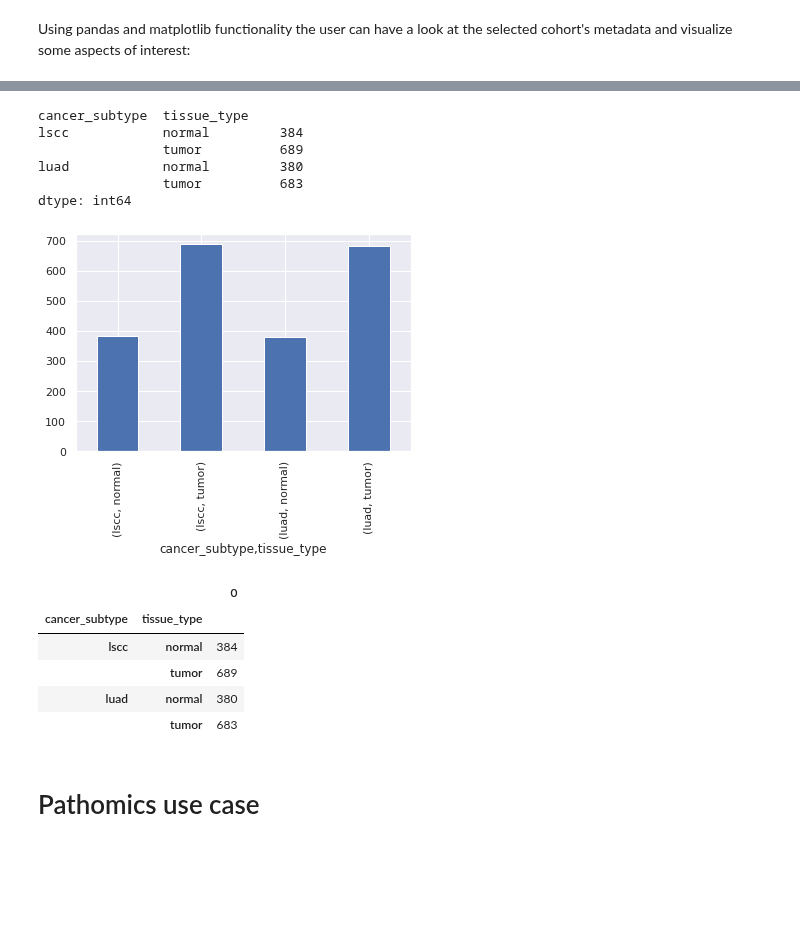
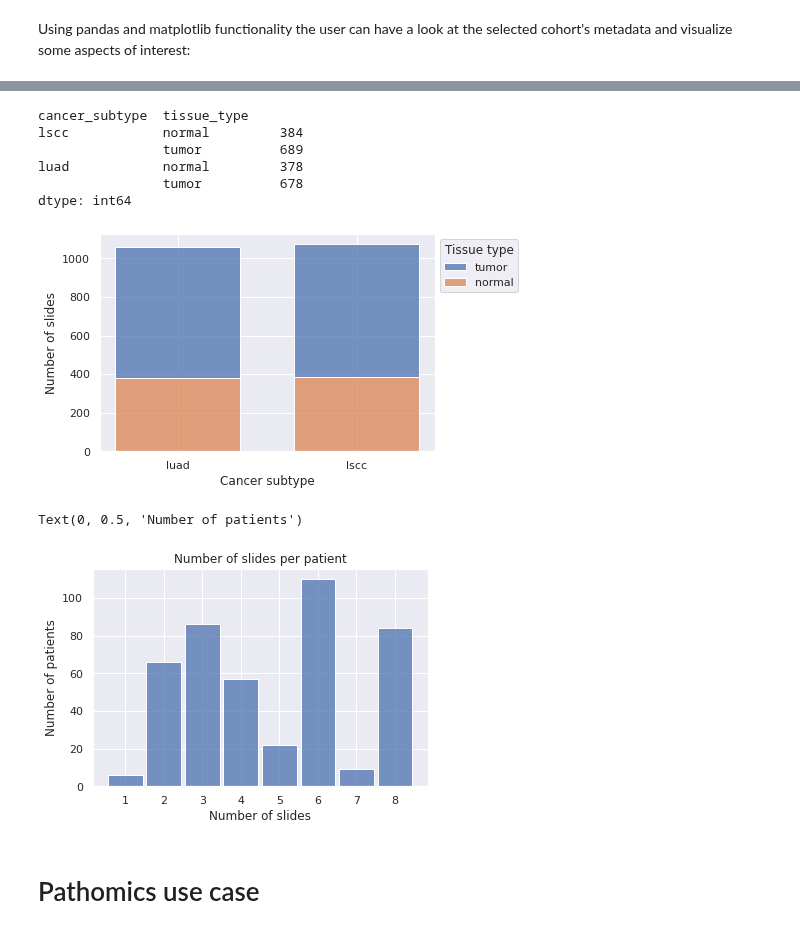
Before and after one commit to ImagingDataCommons/idc-pathomics-use-case-1, a Jupyter notebook: src/cptac-use-case.ipynb, the cells around one changed output, grey strips where cells are left out. Saved outputs shown, nothing was run; the diff lists cells and outputs as text; code cells hidden in the pictures; blank space fills up the shorter version.

```diff
--- a/src/cptac-use-case.ipynb
+++ b/src/cptac-use-case.ipynb
@@ -147,22 +151,0 @@ Total number of slides in this cohort:  2136
-# %%
-# Displaying tissue type distribution
-print(slides_metadata.groupby(['cancer_subtype', 'tissue_type']).size())
-slides_metadata.groupby(['cancer_subtype', 'tissue_type']).size().plot(kind='bar', stacked=True)
-plt.show()
-
-pd.DataFrame(slides_metadata.groupby(['cancer_subtype', 'tissue_type']).size())
-# how many slides per patient?
-# %% [output]
-cancer_subtype  tissue_type
-lscc            normal         384
-                tumor          689
-luad            normal         380
-                tumor          683
-dtype: int64
-[figure, removed]
-|  |  | 0 |
-| cancer_subtype | tissue_type |  |
-| lscc | normal | 384 |
-|  | tumor | 689 |
-| luad | normal | 380 |
-|  | tumor | 683 |
@@ -169,3 +154,30 @@ dtype: int64
+# %%
+# Displaying tissue type distribution
+print(slides_metadata.groupby(['cancer_subtype', 'tissue_type']).size())
+ax = sns.histplot(slides_metadata, x='cancer_subtype', hue='tissue_type', multiple='stack', shrink=0.7)
+ax.set_xlabel('Cancer subtype')
+ax.set_ylabel('Number of slides')
+legend = ax.get_legend()
+legend.set_title('Tissue type')
+legend.set_bbox_to_anchor((1, 1))
+# %% [output]
+cancer_subtype  tissue_type
+lscc            normal         384
+                tumor          689
+luad            normal         378
+                tumor          678
+dtype: int64
+[figure, added]
+# %%
+# How many slides per patient?
+slides_per_patient = slides_metadata.groupby(['patient_id']).size()
+ax2 = sns.histplot(slides_per_patient, discrete=True, shrink=0.9)
+ax2.set_title('Number of slides per patient')
+ax2.set_xlabel('Number of slides')
+ax2.set_ylabel('Number of patients')
+# %% [output]
+Text(0, 0.5, 'Number of patients')
+[figure, added]
 # %%
 # IDC viewer for some pathomics data?
 def get_idc_viewer_url(study_UID):
```
Also changed, not shown: parts of 12 cells of this notebook, 2 other files.
